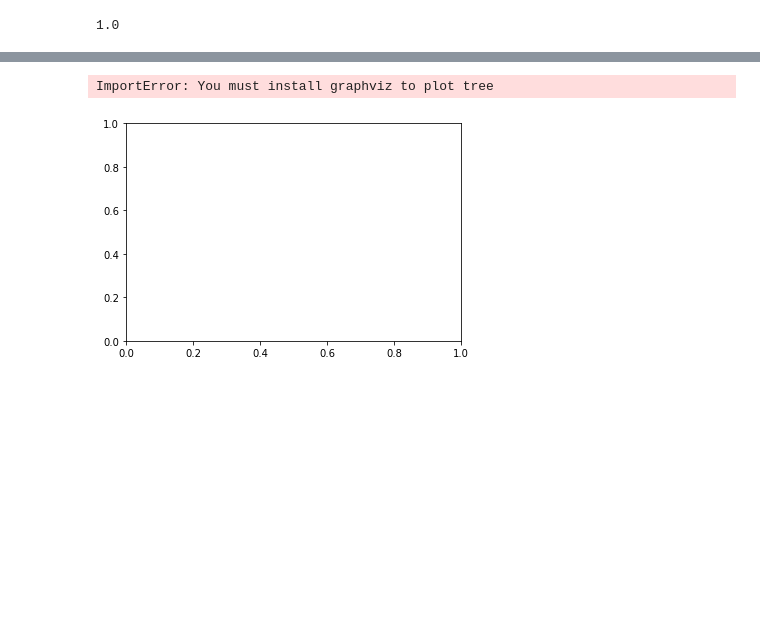
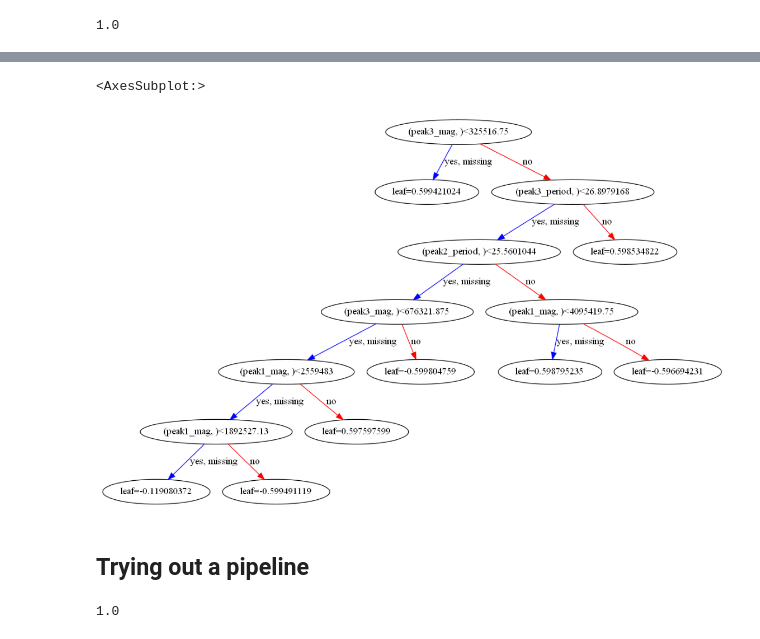
Before and after one commit to mattlegro/MDD-Classification-Project, a Jupyter notebook: modelling.ipynb, the cells around one changed output, grey strips where cells are left out. Drawn from its saved outputs; the diff is of its cells as text; code cells hidden in the pictures; blank space fills up the shorter version.

```diff
--- a/modelling.ipynb
+++ b/modelling.ipynb
@@ -153,5 +155,8 @@ xgb.plot_importance(xgb1)
-# %%
-xgb.plot_tree(xgb1)
-# %% [output]
-ImportError: You must install graphviz to plot tree
-[figure, removed]
+# %%
+fig, ax = plt.subplots(figsize = (20,16))
+xgb.plot_tree(xgb1,ax=ax)
+# %% [output]
+<AxesSubplot:>
+[figure, added]
+# %% [markdown]
+## Trying out a pipeline
@@ -157,0 +166,5 @@ ImportError: You must install graphviz to plot tree
+# %%
+scaled_RF_pipe.fit(data_train,target_train)
+scaled_RF_pipe.score(data_test,target_test)
+# %% [output]
+1.0
```
Also changed, not shown: parts of 10 cells of this notebook.
